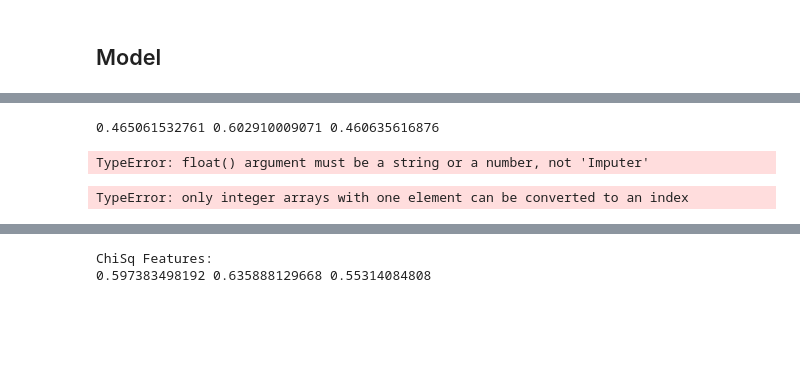
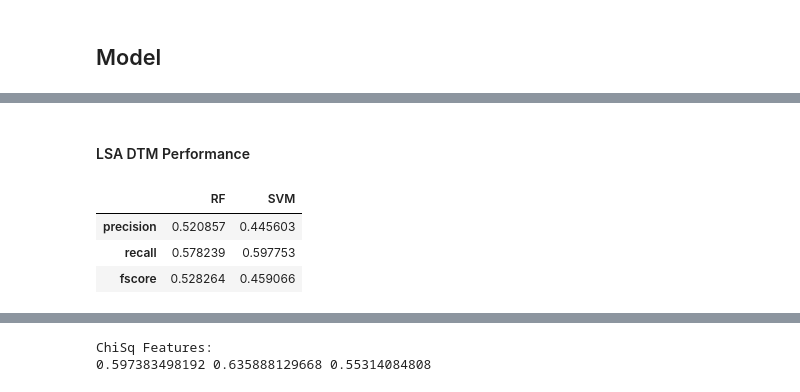
Before and after one commit to carriegardner428/2016-Election-Project, a Jupyter notebook: Election Notebook.ipynb, the cells around one changed output, grey strips where cells are left out. Cells and saved outputs as stored; diff of their text form; code cells hidden in the pictures; blank space fills up the shorter version.

```diff
--- a/Election Notebook.ipynb
+++ b/Election Notebook.ipynb
@@ -287,28 +282,15 @@ ChiSq Features:
+# %% [markdown]
+#### LSA DTM Performance
 # %%
-# RF Performance
+for model in models:
+    prec, rec, fsc = crossValidate(lsaDtm, labels, model, 10)
+    lsa_perf.set_value('precision', model, prec)
+    lsa_perf.set_value('recall', model, rec)
+    lsa_perf.set_value('fscore', model, fsc)
 
-
-prec, rec, fsc = crossValidate(lsaDtm, labels, 'SVM', 10)
-print(str(prec), str(rec), str(fsc))
-#    RF_perf.set_value('precision', feature, prec)
-#    RF_perf.set_value('recall', feature, rec)
-#    RF_perf.set_value('fscore', feature, fsc)
-
-# RF_perf.head(5)
+lsa_perf
 # %% [output]
-0.465061532761 0.602910009071 0.460635616876
+|  | RF | SVM |
+| precision | 0.520857 | 0.445603 |
+| recall | 0.578239 | 0.597753 |
+| fscore | 0.528264 | 0.459066 |
-# %%
-from sklearn.preprocessing import Imputer
-
-imp = Imputer(missing_values='NaN', strategy='mean', axis=0)
-tfidfDtm = imp.fit(tfidfDtm)
-
-tfidfDtm = tfidfDtm.toarray()
-# %% [output]
-TypeError: float() argument must be a string or a number, not 'Imputer'
-# %%
-precision, recall, fscore = crossValidate(tfidfDtm,df['label'],"SVM",3)
-print("ChiSq Features:")
-print(str(precision), str(recall), str(fscore))
-# %% [output]
-TypeError: only integer arrays with one element can be converted to an index
```
Also changed, not shown: parts of 10 cells of this notebook, 1 other file.
